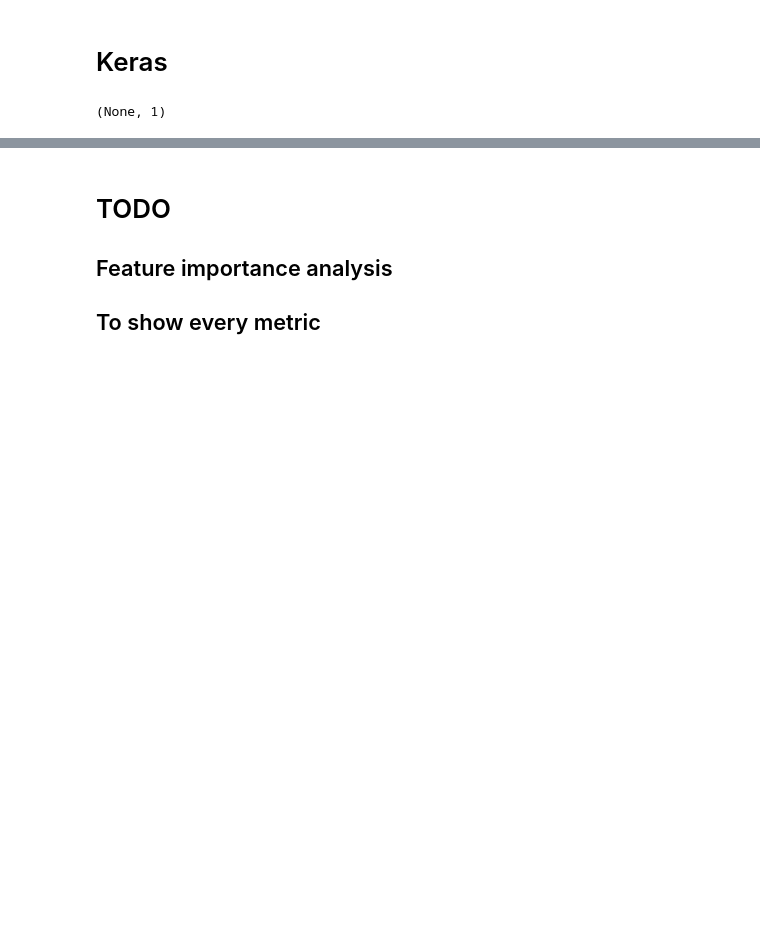
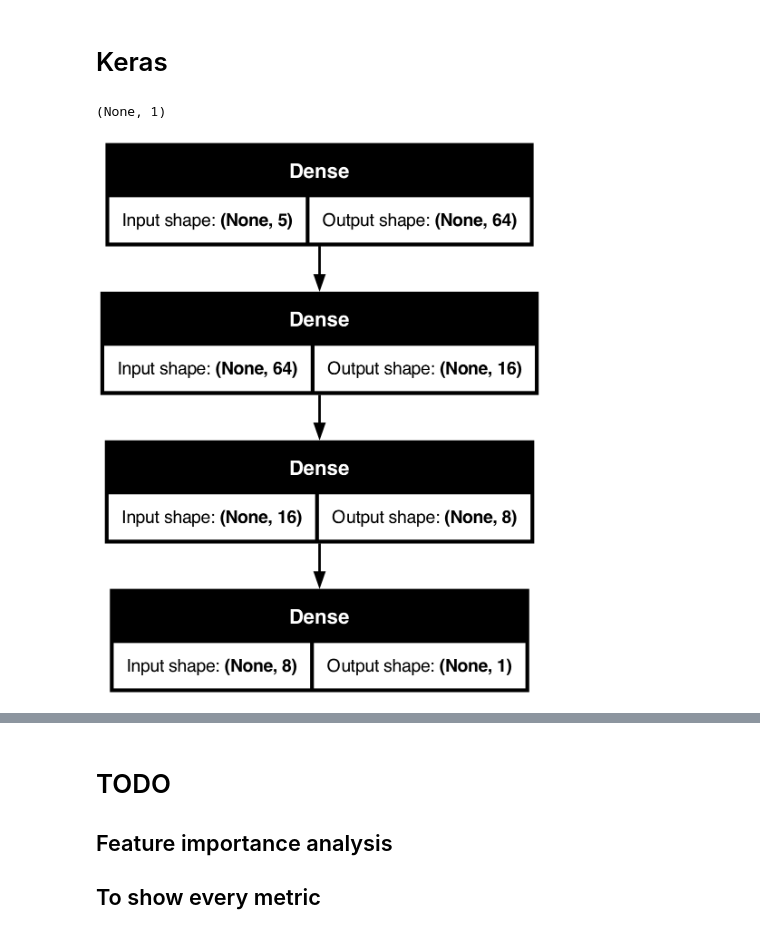
Before and after one commit to GheodeAI/ML-VLC, a Jupyter notebook: main.ipynb, the cells around one changed output, grey strips where cells are left out. Cells and saved outputs as stored; diff of their text form; code cells hidden in the pictures; blank space fills up the shorter version.

```diff
--- a/main.ipynb
+++ b/main.ipynb
@@ -186,3 +222,9 @@ model.add(Dense(1, activation = 'linear'))
 model.output_shape
 # %% [output]
 (None, 1)
+# %%
+from keras.utils import plot_model
+
+plot_model(model, to_file='model.png', show_shapes=True)
+# %% [output]
+[figure, added]
```
Also changed, not shown: parts of 21 cells of this notebook, 9 other files.
